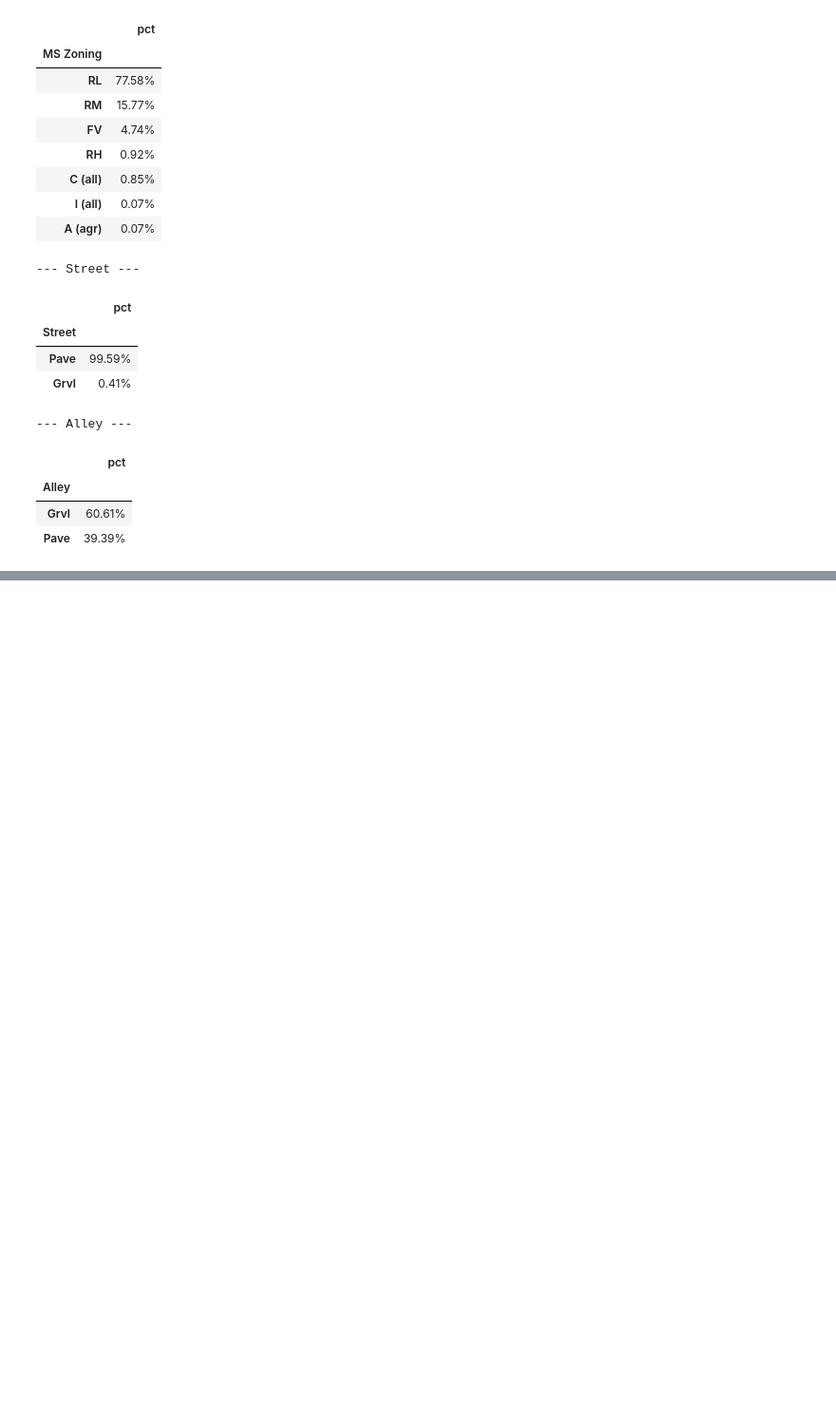
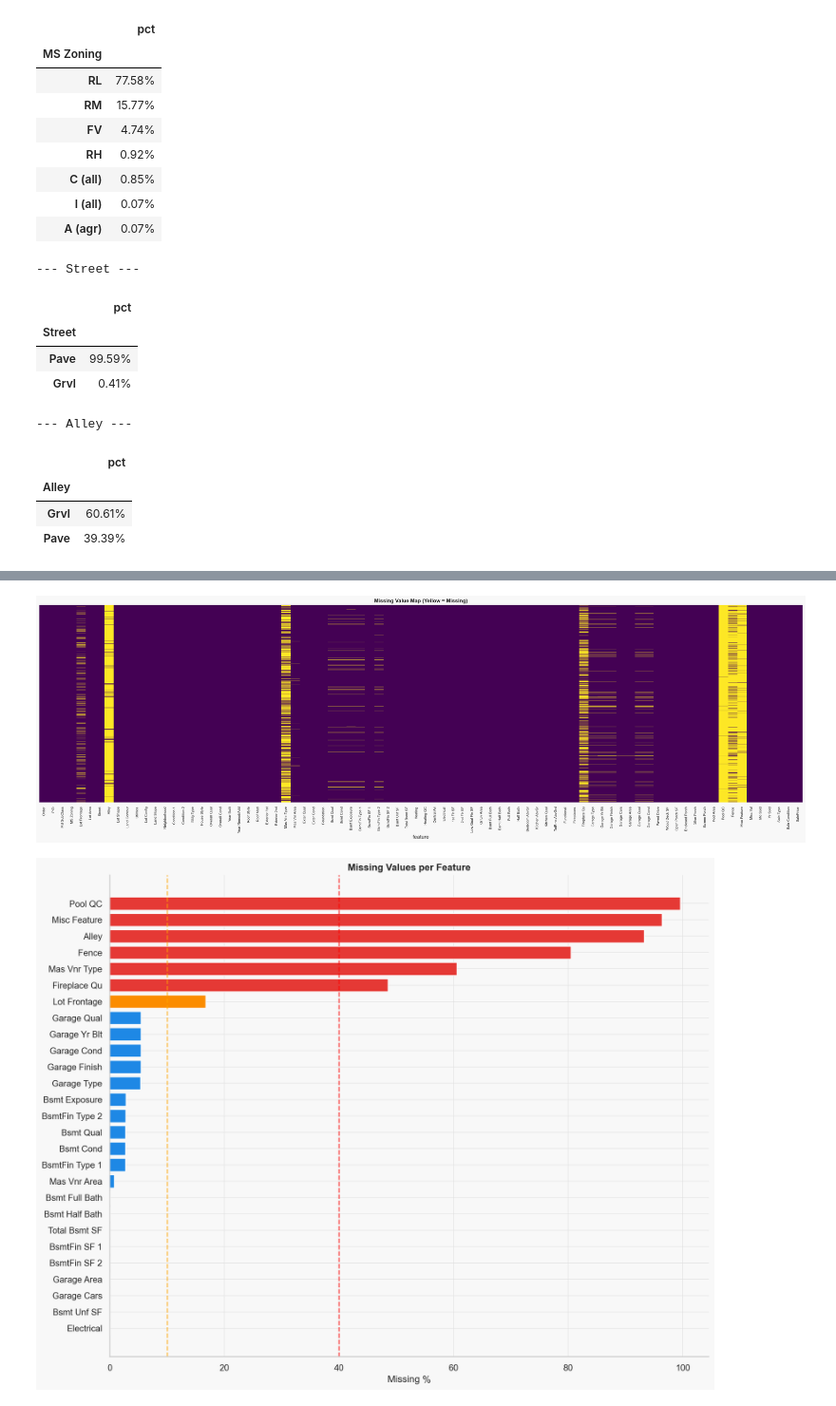
Before and after one commit to ViShEsHK2412/macro-pricer, a Jupyter notebook: notebooks/first.ipynb, the cells around one changed output, grey strips where cells are left out. Shown at 95% size. Cells and saved outputs as stored; diff of their text form; code cells hidden in the pictures; blank space fills up the shorter version.

```diff
--- a/notebooks/first.ipynb
+++ b/notebooks/first.ipynb
@@ -379,0 +519,6 @@ for col in CAT_COLS[:3]:
+# %%
+null_heatmap(df)
+null_bar(df)
+# %% [output]
+[figure, added]
+[figure, added]
```
Also changed, not shown: parts of 4 cells of this notebook.
